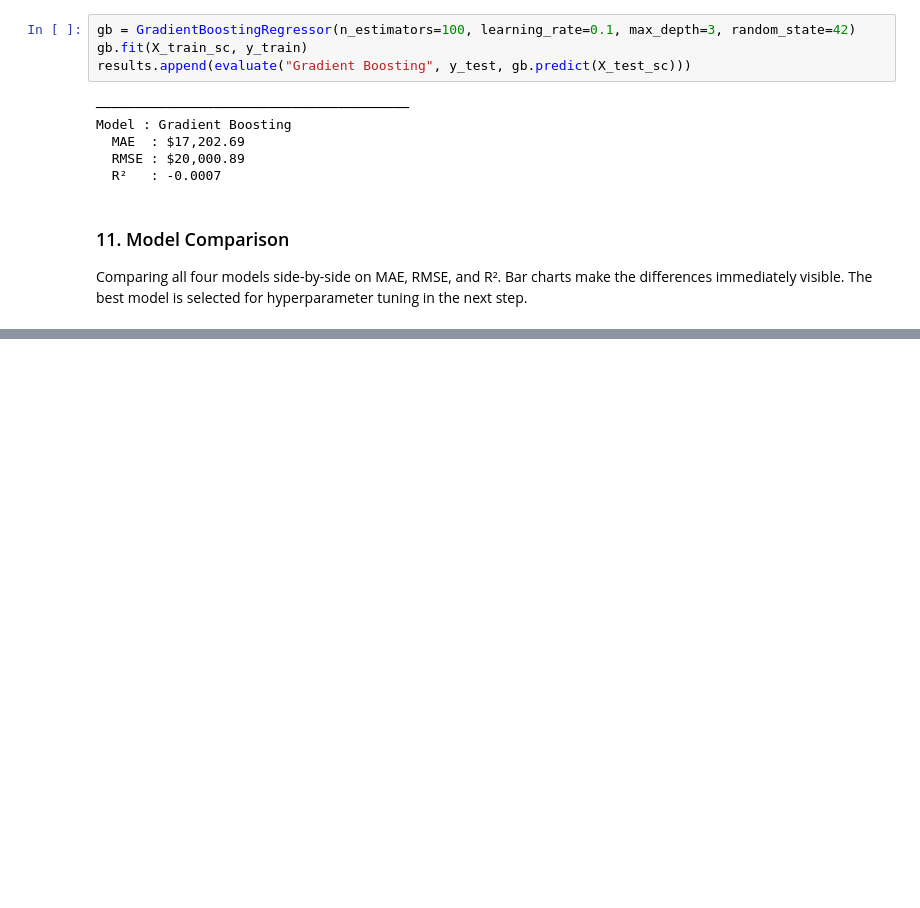
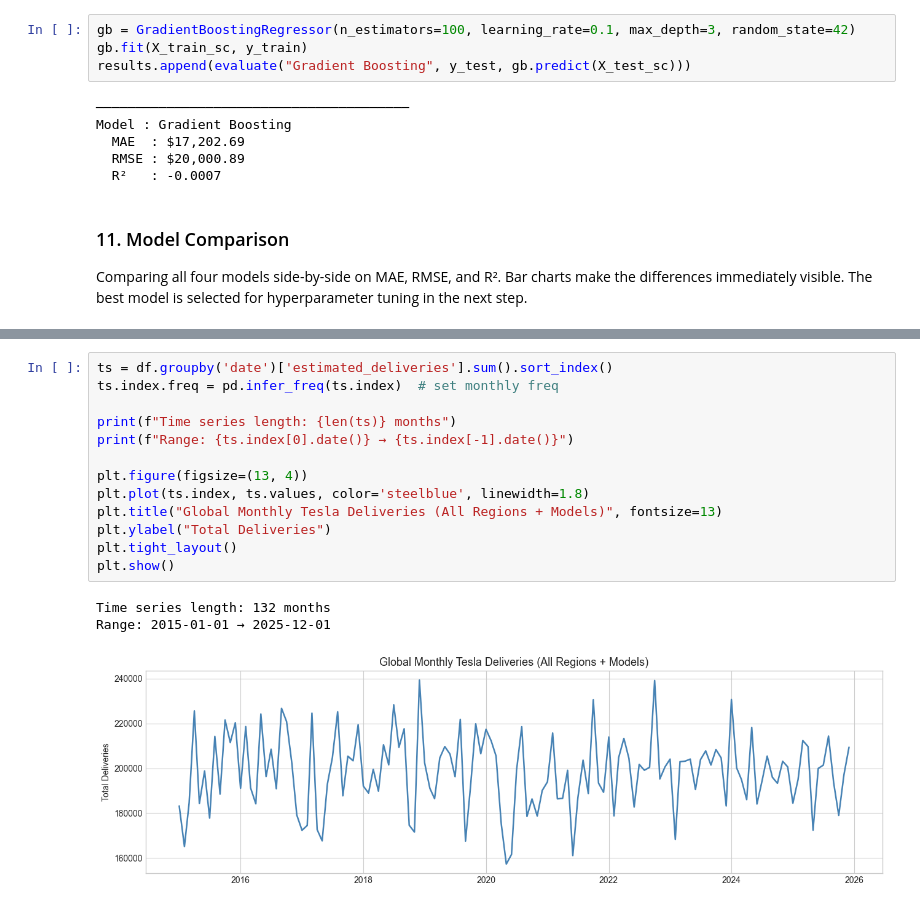
Before and after one commit to satyam294/CT-CEI-DS-2026, a Jupyter notebook: week2_Satyam_Chand/week2_Satyam_Chand.ipynb, the cells around one changed output, grey strips where cells are left out. Cells and saved outputs as stored; diff of their text form; blank space fills up the shorter version.

```diff
--- a/week2_Satyam_Chand/week2_Satyam_Chand.ipynb
+++ b/week2_Satyam_Chand/week2_Satyam_Chand.ipynb
@@ -416,0 +499,17 @@ Gradient Boosting  17202.69  20000.89 -0.00
+# %%
+ts = df.groupby('date')['estimated_deliveries'].sum().sort_index()
+ts.index.freq = pd.infer_freq(ts.index)  # set monthly freq
+
+print(f"Time series length: {len(ts)} months")
+print(f"Range: {ts.index[0].date()} → {ts.index[-1].date()}")
+
+plt.figure(figsize=(13, 4))
+plt.plot(ts.index, ts.values, color='steelblue', linewidth=1.8)
+plt.title("Global Monthly Tesla Deliveries (All Regions + Models)", fontsize=13)
+plt.ylabel("Total Deliveries")
+plt.tight_layout()
+plt.show()
+# %% [output]
+Time series length: 132 months
+Range: 2015-01-01 → 2025-12-01
+[figure, added]
```
Also changed, not shown: parts of 16 cells of this notebook.
